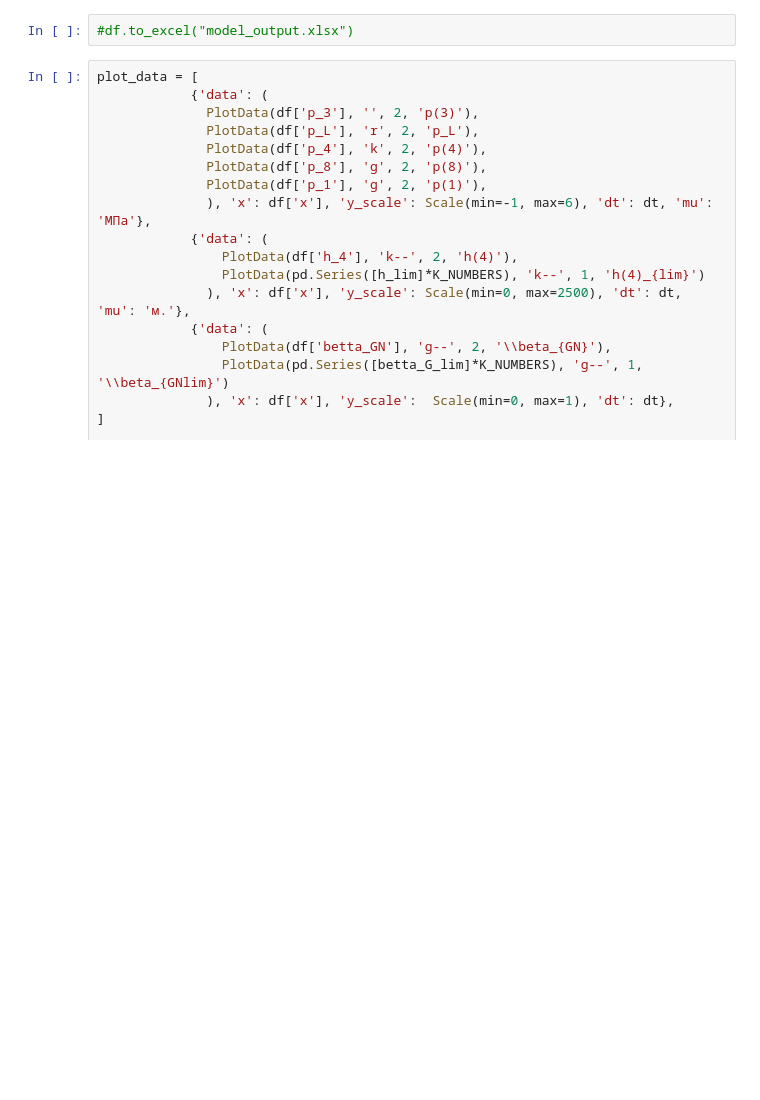
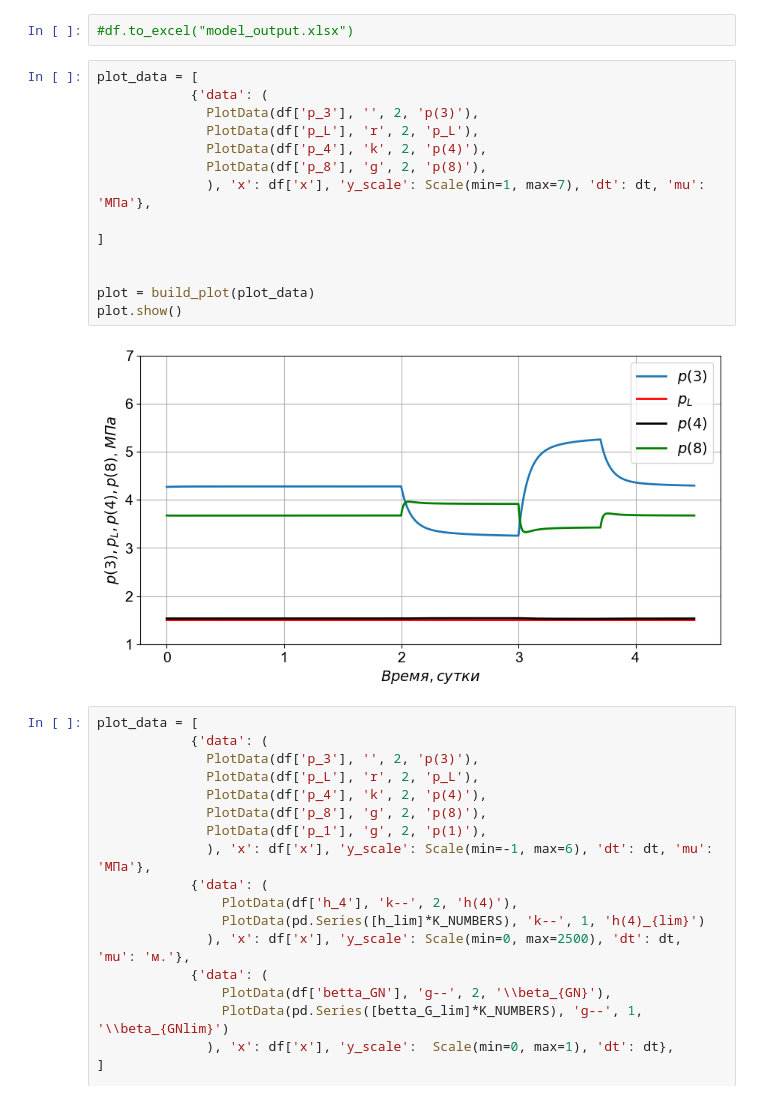
Before and after one commit to IANovoselov/well, a Jupyter notebook: src/experiments/dynamic.ipynb, the cells around one changed output. Drawn from its saved outputs; the diff is of its cells as text; blank space fills up the shorter version.

```diff
--- a/src/well.ipynb
+++ b/src/experiments/dynamic.ipynb
@@ -45,5 +45,21 @@ plot.show()
 # %%
 #df.to_excel("model_output.xlsx")
+# %%
+plot_data = [
+            {'data': (
+              PlotData(df['p_3'], '', 2, 'p(3)'),
+              PlotData(df['p_L'], 'r', 2, 'p_L'),
+              PlotData(df['p_4'], 'k', 2, 'p(4)'),
+              PlotData(df['p_8'], 'g', 2, 'p(8)'),
+              ), 'x': df['x'], 'y_scale': Scale(min=1, max=7), 'dt': dt, 'mu': 'МПа'},
+
+]
+
+
+plot = build_plot(plot_data)
+plot.show()
+# %% [output]
+[figure, added]
 # %%
 plot_data = [
             {'data': (
```
Also changed, not shown: parts of 20 cells of this notebook, 3 other files.
